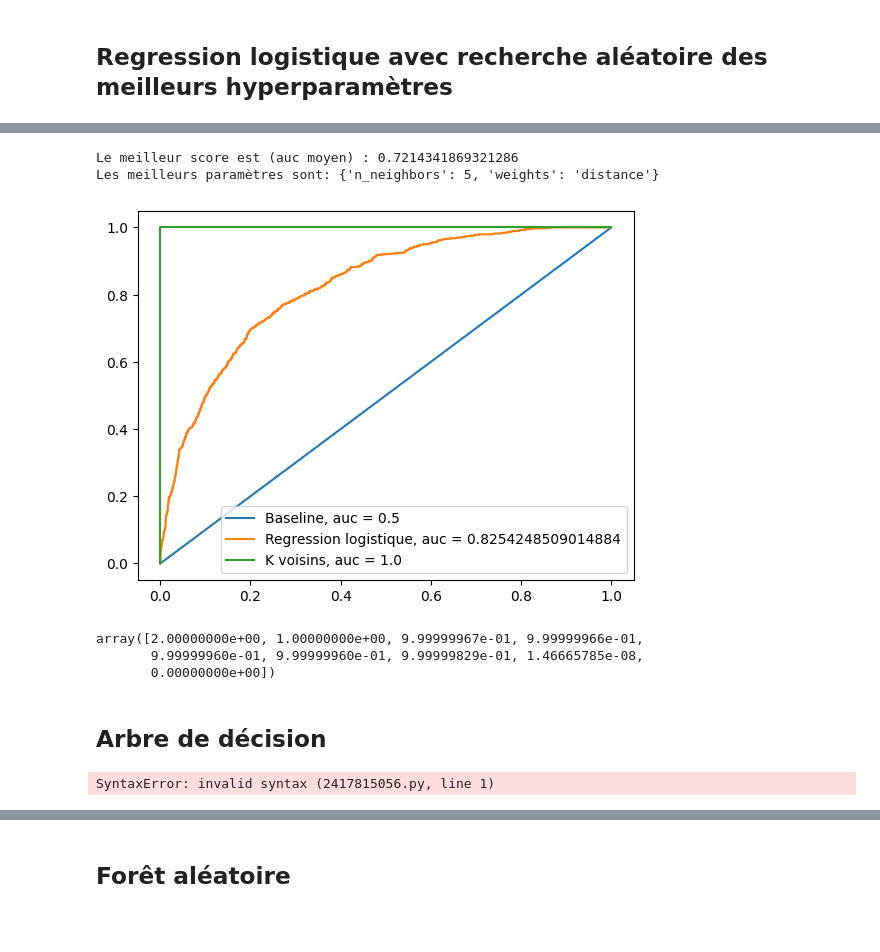
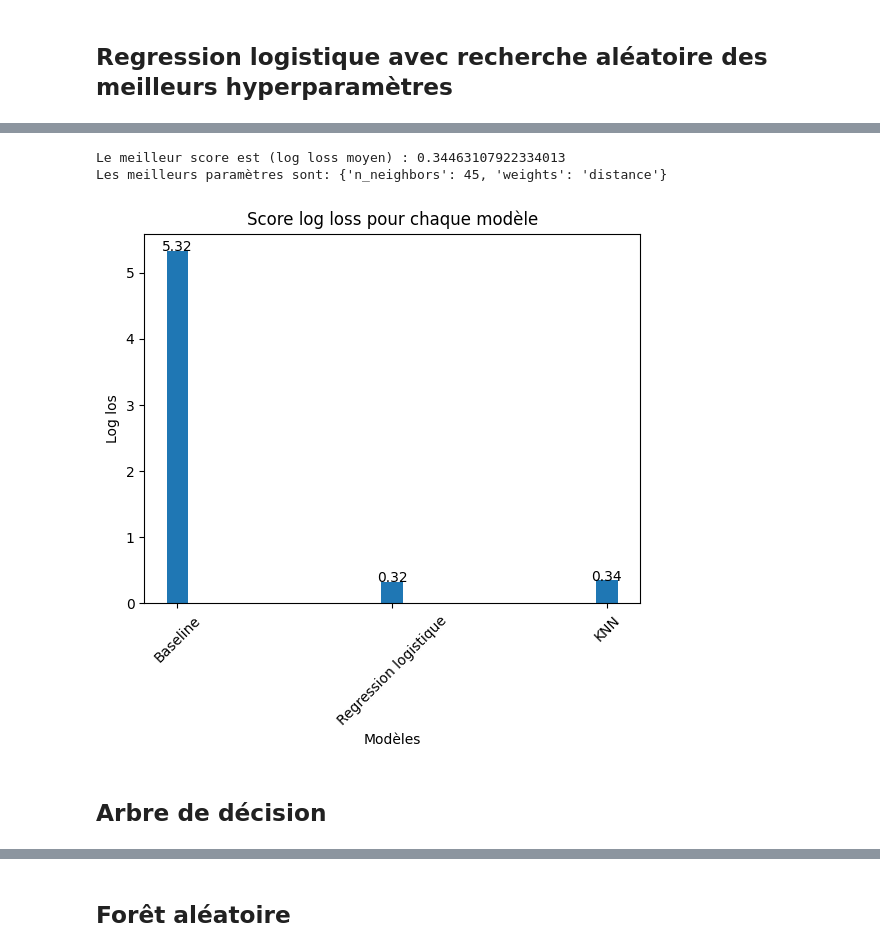
Before and after one commit to pascalfeutseu/420-A52-SF-gr-10084, a Jupyter notebook: nbs/Projet#2/Projet#2.ipynb, the cells around one changed output, grey strips where cells are left out. Drawn from its saved outputs; the diff is of its cells as text; code cells hidden in the pictures; blank space fills up the shorter version.

```diff
--- a/nbs/Projet#2/Projet#2.ipynb
+++ b/nbs/Projet#2/Projet#2.ipynb
@@ -215,13 +241,13 @@ len(thresholds)
 knn_cf = KNeighborsClassifier(n_jobs=-1)
 # %%
 # Paramètres de la recherche aléatoire
-param_rnd_search = dict(n_neighbors = randint(5, 6), weights = ['uniform', 'distance'])
+param_rnd_search = dict(n_neighbors = randint(2, 50), weights = ['uniform', 'distance'])
 
 # Recherche aléatoire
 knn_rnd_search = RandomizedSearchCV(knn_cf,
                                     param_rnd_search,
                                     n_iter=100,
-                                    scoring='roc_auc',
+                                    scoring='neg_log_loss',
                                     cv=5,
                                     verbose=1,
                                     n_jobs=-1,
@@ -239,31 +265,27 @@ RandomizedSearchCV(cv=5, estimator=KNeighborsClassifier(n_jobs=-1), n_iter=100,
 # %%
-print(f'Le meilleur score est (auc moyen) : {knn_rnd_search.best_score_}')
+results['KNN'] = -knn_rnd_search.best_score_
+print(f'Le meilleur score est (log loss moyen) : {-knn_rnd_search.best_score_}')
 print(f'Les meilleurs paramètres sont: {knn_rnd_search.best_params_}')
 # %% [output]
-Le meilleur score est (auc moyen) : 0.7214341869321286
-Les meilleurs paramètres sont: {'n_neighbors': 5, 'weights': 'distance'}
+Le meilleur score est (log loss moyen) : 0.34463107922334013
+Les meilleurs paramètres sont: {'n_neighbors': 45, 'weights': 'distance'}
 # %%
 # Score sur l'ensemble des données d'entrainement: Courbe ROC et AUC
-y_train_pred_proba_knn_rnd = knn_rnd_search.best_estimator_.predict_proba(X_train)[:,1]
-results['K voisins'] = y_train_pred_proba_knn_rnd
+#y_train_pred_proba_knn_rnd = knn_rnd_search.best_estimator_.predict_proba(X_train)[:,1]
+#results['K voisins'] = y_train_pred_proba_knn_rnd
 
-plot_roc_curve(y_train, results)
+#plot_roc_curve(y_train, results)
+
+#loss_log_knn = log_loss(y_train, y_train_pred_proba_knn_rnd)
+#results['KNN'] = loss_log_knn
+#print(f'Log loss knn = {loss_log_knn}')
-# %% [output]
-[figure, removed]
-# %%
-#y_train_pred_proba_knn_rnd
-fpr, tpr, thresholds = roc_curve(y_train, y_train_pred_proba_knn_rnd)
-auc = roc_auc_score(y_train, y_train_pred_proba_knn_rnd)
-thresholds
-# %% [output]
-array([2.00000000e+00, 1.00000000e+00, 9.99999967e-01, 9.99999966e-01,
-       9.99999960e-01, 9.99999960e-01, 9.99999829e-01, 1.46665785e-08,
-       0.00000000e+00])
+# %%
+# Comparaison visuelle des log loss sur un digramme à bar
+plot_log_loss_bar(results)
+# %% [output]
+[figure, added]
 # %% [markdown]
 ## Arbre de décision
 # %%
-- choix des meilleurs hyperparamètres,
-- bagging,
-- boosting
+# Estimateur
+dt_cf = DecisionTreeClassifier(random_state=2023)
-# %% [output]
-SyntaxError: invalid syntax (2417815056.py, line 1)
```
Also changed, not shown: parts of 20 cells of this notebook.
